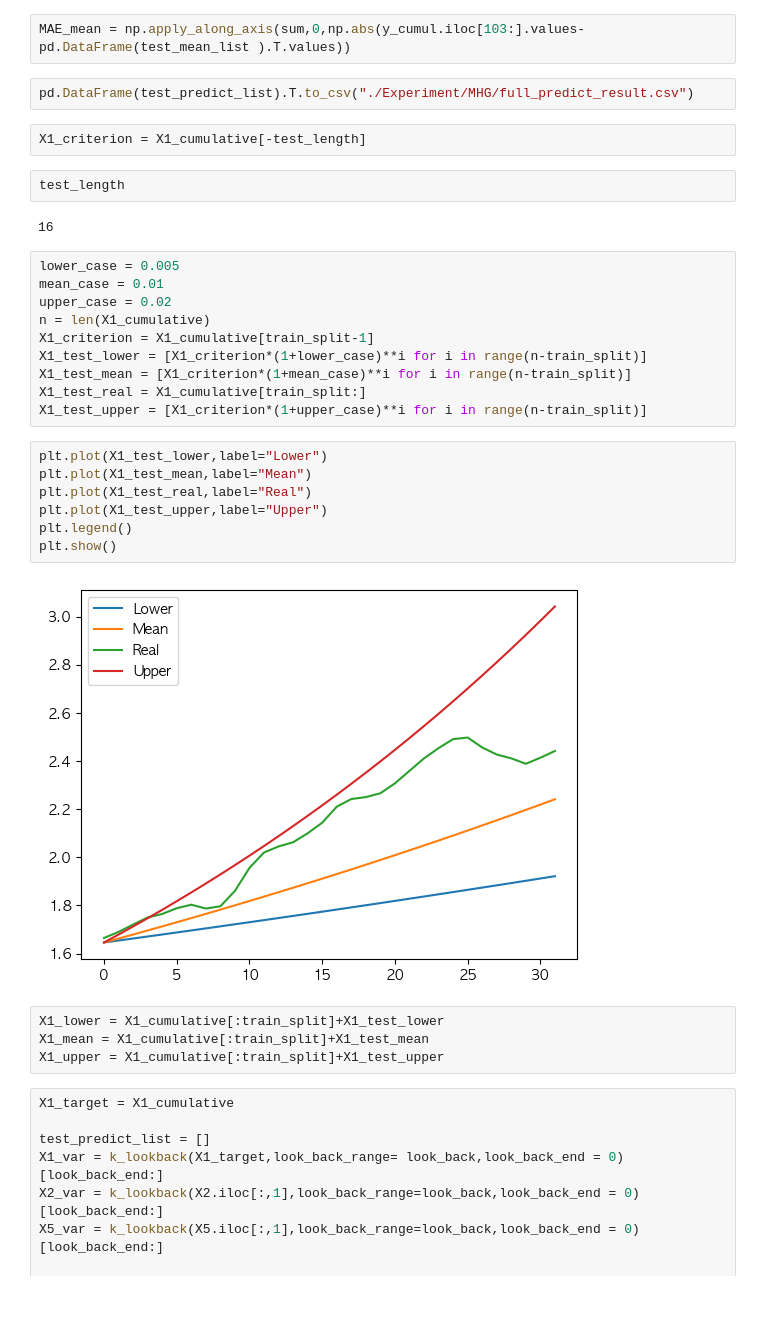
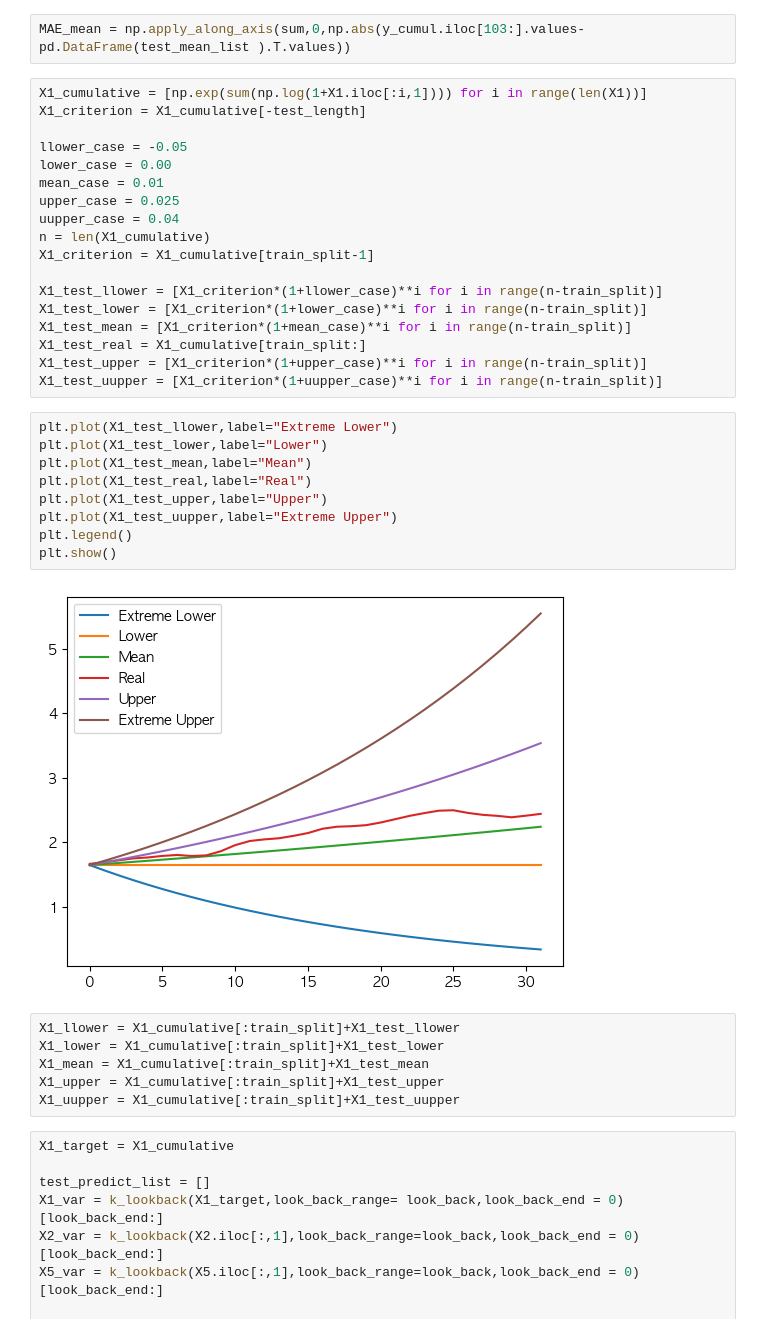
Before and after one commit to CHOyunshin/QAOA_realestate, a Jupyter notebook: Experiment/MHG/4. LSTM_Train.ipynb, the cells around one changed output. Saved outputs shown, nothing was run; the diff lists cells and outputs as text; blank space fills up the shorter version.

```diff
--- a/Experiment/MHG/4. LSTM_Train.ipynb
+++ b/Experiment/MHG/4. LSTM_Train.ipynb
@@ -195,37 +175,41 @@ y_criterion = [np.exp(sum(np.log(1+y.iloc[:train_split,dong]))) for dong in rang
 test_mean_list = [[y_criterion[j]*ratio_list[j]**i for i in range(test_length)] for j in range(y.shape[1]-1)]
 # %%
 MAE_mean = np.apply_along_axis(sum,0,np.abs(y_cumul.iloc[103:].values-pd.DataFrame(test_mean_list ).T.values))
-# %%
-pd.DataFrame(test_predict_list).T.to_csv("./Experiment/MHG/full_predict_result.csv")
-# %%
-X1_criterion = X1_cumulative[-test_length]
-# %%
-test_length
-# %% [output]
-16
 # %%
-lower_case = 0.005
+X1_cumulative = [np.exp(sum(np.log(1+X1.iloc[:i,1]))) for i in range(len(X1))]
+X1_criterion = X1_cumulative[-test_length]
+
+llower_case = -0.05
+lower_case = 0.00
 mean_case = 0.01
-upper_case = 0.02
+upper_case = 0.025
+uupper_case = 0.04
 n = len(X1_cumulative)
 X1_criterion = X1_cumulative[train_split-1]
+
+X1_test_llower = [X1_criterion*(1+llower_case)**i for i in range(n-train_split)]
 X1_test_lower = [X1_criterion*(1+lower_case)**i for i in range(n-train_split)]
 X1_test_mean = [X1_criterion*(1+mean_case)**i for i in range(n-train_split)]
 X1_test_real = X1_cumulative[train_split:]
 X1_test_upper = [X1_criterion*(1+upper_case)**i for i in range(n-train_split)]
+X1_test_uupper = [X1_criterion*(1+uupper_case)**i for i in range(n-train_split)]
 # %%
+plt.plot(X1_test_llower,label="Extreme Lower")
 plt.plot(X1_test_lower,label="Lower")
 plt.plot(X1_test_mean,label="Mean")
 plt.plot(X1_test_real,label="Real")
 plt.plot(X1_test_upper,label="Upper")
+plt.plot(X1_test_uupper,label="Extreme Upper")
 plt.legend()
 plt.show()
 # %% [output]
-[figure, old version]
+[figure, new version]
 # %%
+X1_llower = X1_cumulative[:train_split]+X1_test_llower
 X1_lower = X1_cumulative[:train_split]+X1_test_lower
 X1_mean = X1_cumulative[:train_split]+X1_test_mean
 X1_upper = X1_cumulative[:train_split]+X1_test_upper
+X1_uupper = X1_cumulative[:train_split]+X1_test_uupper
 # %%
 X1_target = X1_cumulative
 
```
Also changed, not shown: parts of 8 cells of this notebook.
